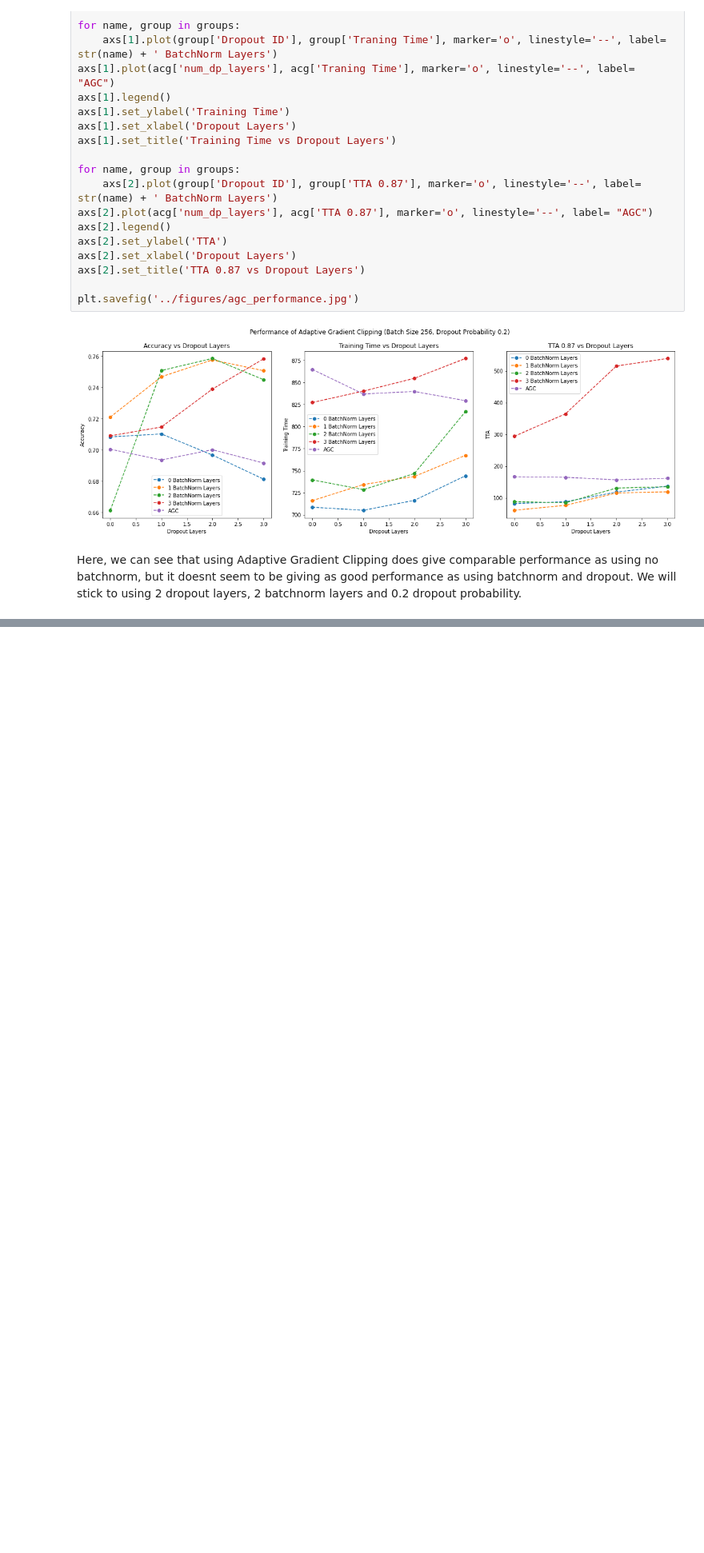
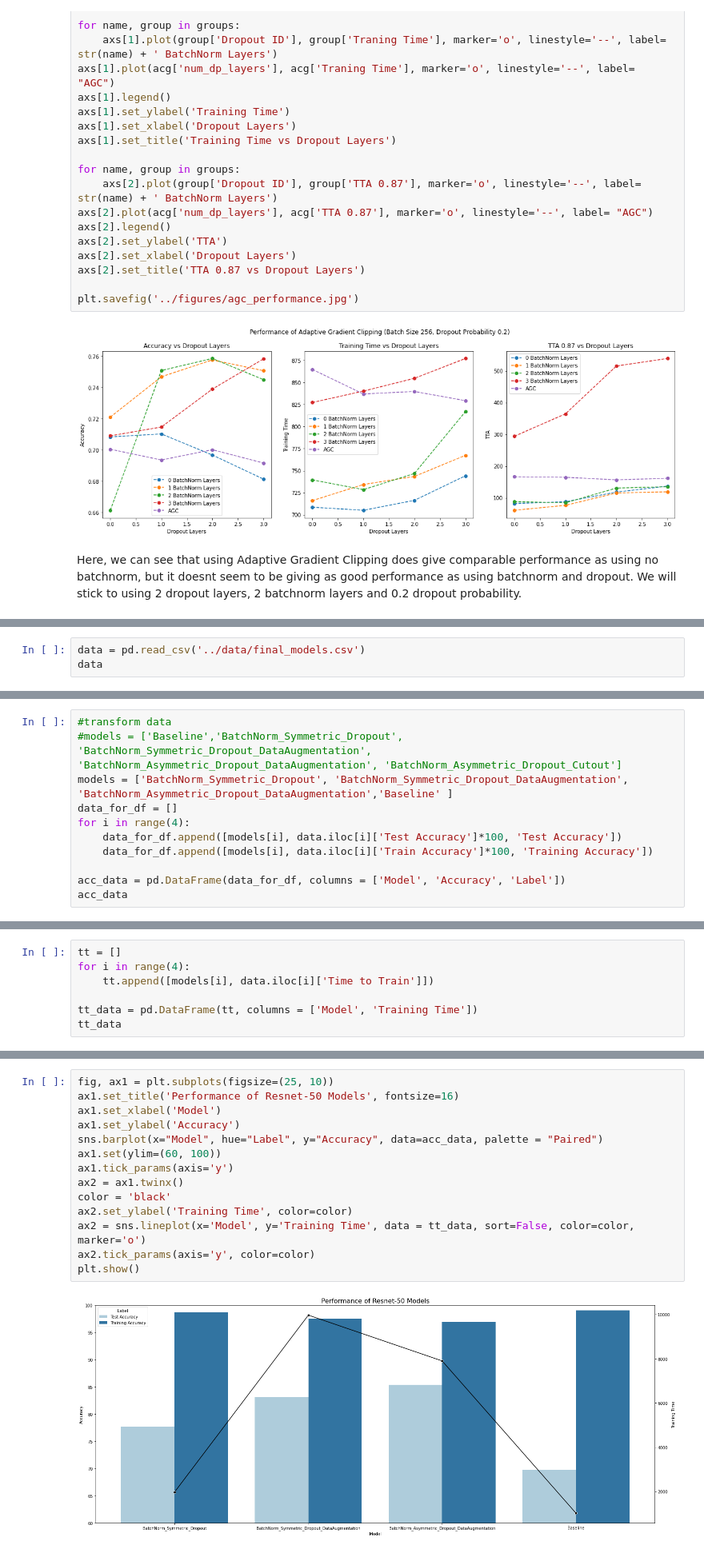
Before and after one commit to aashka-trivedi/regularization-for-image-classification, a Jupyter notebook: code/Analysis.ipynb, the cells around one changed output, grey strips where cells are left out. Shown: that part at 80% size. Cells and saved outputs as stored; diff of their text form; blank space fills up the shorter version.

Commit message:
Update Analysis and ReadMe

```diff
--- a/code/Batchnorm_dropout_analysis.ipynb
+++ b/code/Analysis.ipynb
@@ -393,0 +417,3 @@ Here, we can see that using Adaptive Gradient Clipping does give comparable perf
+# %%
+data = pd.read_csv('../data/final_models.csv')
+data
@@ -393,0 +426,11 @@ Here, we can see that using Adaptive Gradient Clipping does give comparable perf
+# %%
+#transform data
+#models = ['Baseline','BatchNorm_Symmetric_Dropout', 'BatchNorm_Symmetric_Dropout_DataAugmentation', 'BatchNorm_Asymmetric_Dropout_DataAugmentation', 'BatchNorm_Asymmetric_Dropout_Cutout']
+models = ['BatchNorm_Symmetric_Dropout', 'BatchNorm_Symmetric_Dropout_DataAugmentation', 'BatchNorm_Asymmetric_Dropout_DataAugmentation','Baseline' ]
+data_for_df = []
+for i in range(4):
+    data_for_df.append([models[i], data.iloc[i]['Test Accuracy']*100, 'Test Accuracy'])
+    data_for_df.append([models[i], data.iloc[i]['Train Accuracy']*100, 'Training Accuracy'])
+
+acc_data = pd.DataFrame(data_for_df, columns = ['Model', 'Accuracy', 'Label'])
+acc_data
@@ -393,0 +447,7 @@ Here, we can see that using Adaptive Gradient Clipping does give comparable perf
+# %%
+tt = []
+for i in range(4):
+    tt.append([models[i], data.iloc[i]['Time to Train']])
+
+tt_data = pd.DataFrame(tt, columns = ['Model', 'Training Time'])
+tt_data
@@ -393,0 +460,16 @@ Here, we can see that using Adaptive Gradient Clipping does give comparable perf
+# %%
+fig, ax1 = plt.subplots(figsize=(25, 10))
+ax1.set_title('Performance of Resnet-50 Models', fontsize=16)
+ax1.set_xlabel('Model')
+ax1.set_ylabel('Accuracy')
+sns.barplot(x="Model", hue="Label", y="Accuracy", data=acc_data, palette = "Paired")
+ax1.set(ylim=(60, 100))
+ax1.tick_params(axis='y')
+ax2 = ax1.twinx()
+color = 'black'
+ax2.set_ylabel('Training Time', color=color)
+ax2 = sns.lineplot(x='Model', y='Training Time', data = tt_data, sort=False, color=color, marker='o')
+ax2.tick_params(axis='y', color=color)
+plt.show()
+# %% [output]
+[figure, added]
```
Also changed, not shown: parts of 7 cells of this notebook, 3 other files.
